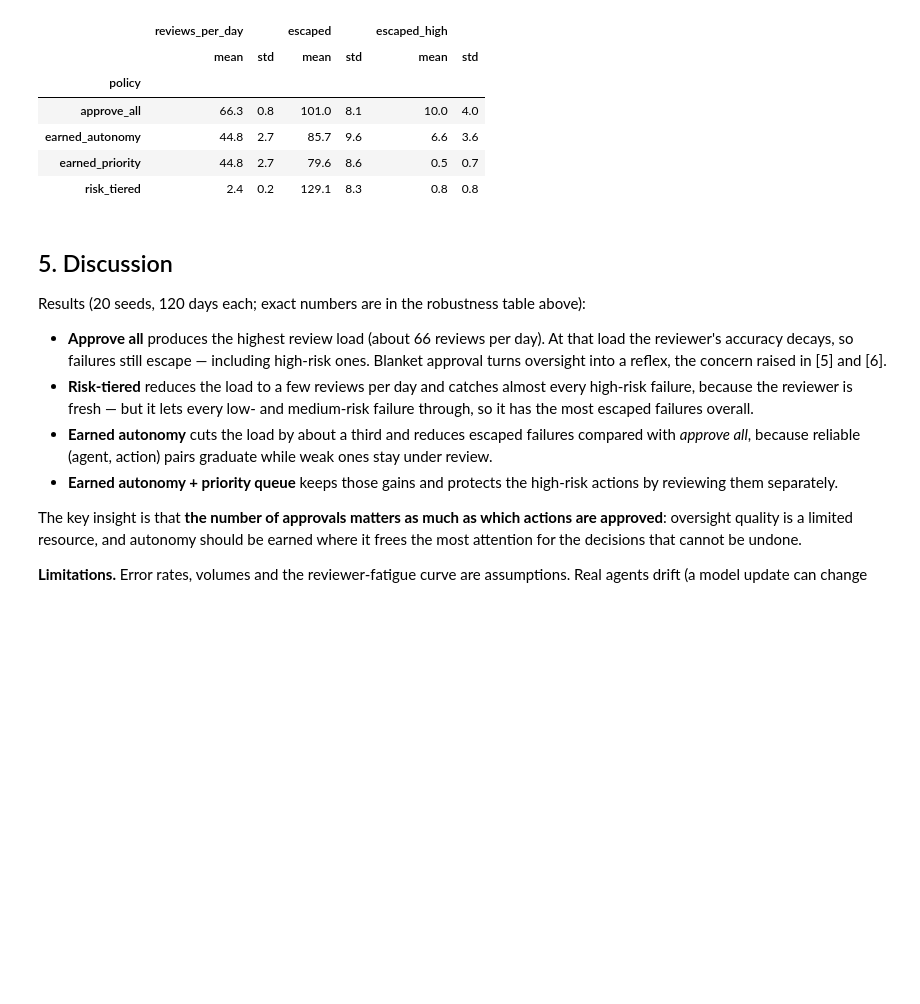
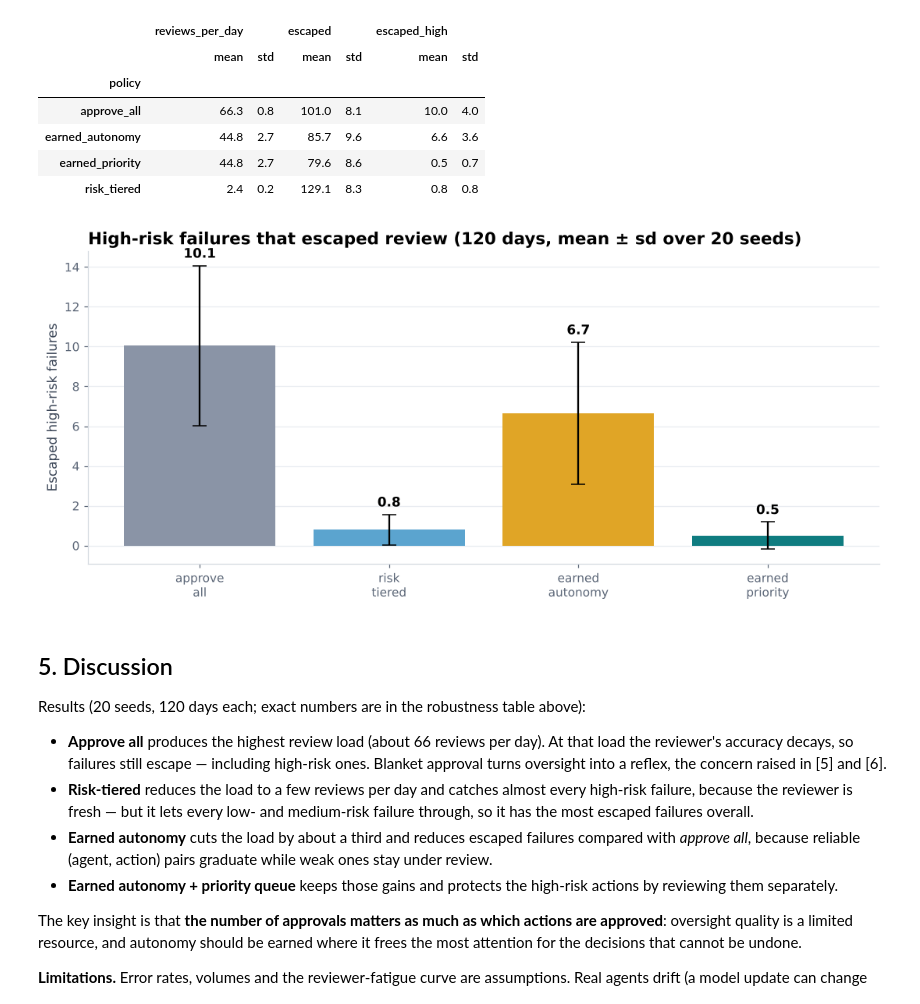
Before and after one commit to antoniosg2025-stack/applied-ai-research-portfolio, a Jupyter notebook: notebooks/01_human_agent_coordination.ipynb, the cells around one changed output. Saved outputs shown, nothing was run; the diff lists cells and outputs as text; code cells hidden in the pictures; blank space fills up the shorter version.

```diff
--- a/notebooks/01_human_agent_coordination.ipynb
+++ b/notebooks/01_human_agent_coordination.ipynb
@@ -187,8 +236,9 @@ plt.tight_layout(); plt.show()
 # %%
-fig, ax = plt.subplots(figsize=(9, 4.5))
-for p, g in results.groupby("policy"):
-    ax.plot(g.day, g.escaped.cumsum(), label=p, linewidth=2)
+fig, ax = plt.subplots(figsize=(10, 4.6))
+for p in POLICIES:
+    g = results[results.policy == p]
+    ax.plot(g.day, g.escaped.cumsum(), label=p.replace("_", " "), lw=2.4, color=POLICY_COLOR[p])
 ax.set_title("Cumulative failures that escaped review")
-ax.set_xlabel("Day"); ax.set_ylabel("Escaped failures"); ax.legend(); ax.grid(alpha=.3)
+ax.set_xlabel("Day"); ax.set_ylabel("Escaped failures"); ax.legend()
 plt.tight_layout(); plt.show()
 # %% [output]
@@ -211,6 +261,19 @@ robust
 | earned_autonomy | 44.8 | 2.7 | 85.7 | 9.6 | 6.6 | 3.6 |
 | earned_priority | 44.8 | 2.7 | 79.6 | 8.6 | 0.5 | 0.7 |
 | risk_tiered | 2.4 | 0.2 | 129.1 | 8.3 | 0.8 | 0.8 |
+# %%
+m = pd.DataFrame(runs).groupby("policy").escaped_high.agg(["mean", "std"]).loc[POLICIES]
+fig, ax = plt.subplots(figsize=(10, 4.6))
+bars = ax.bar([p.replace("_", "\n") for p in POLICIES], m["mean"], yerr=m["std"], capsize=6,
+              color=[POLICY_COLOR[p] for p in POLICIES])
+ax.set_axisbelow(True)
+for b, v, sd in zip(bars, m["mean"], m["std"]):
+    ax.text(b.get_x() + b.get_width() / 2, v + sd + 0.4, f"{v:.1f}", ha="center", fontsize=11, fontweight="bold")
+ax.set_title("High-risk failures that escaped review (120 days, mean ± sd over 20 seeds)")
+ax.set_ylabel("Escaped high-risk failures"); ax.grid(axis="x", visible=False)
+plt.tight_layout(); plt.show()
+# %% [output]
+[figure, added]
 # %% [markdown]
 ## 5. Discussion
 
```
Also changed, not shown: parts of 7 cells of this notebook, 5 other files.
